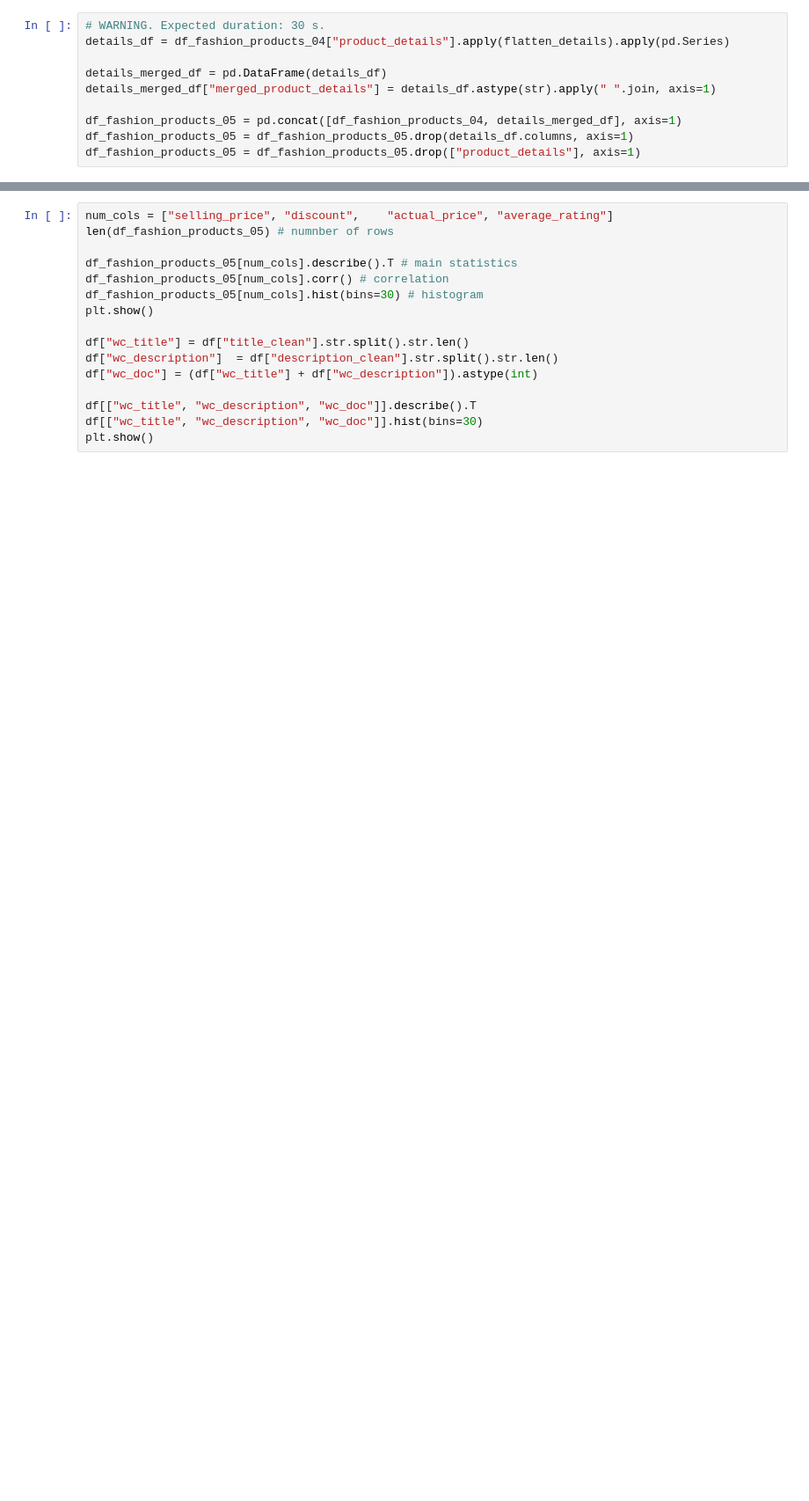
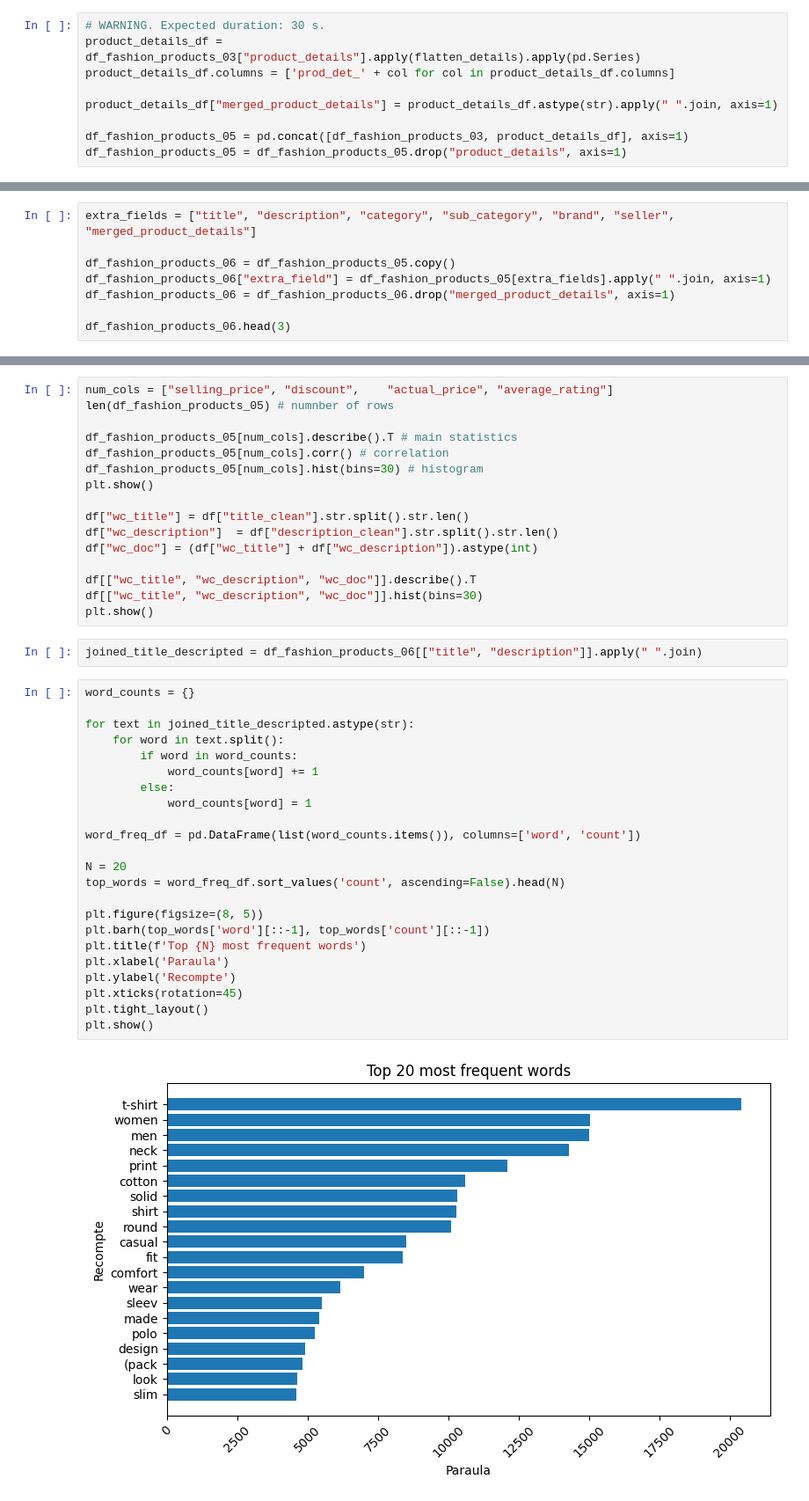
Before and after one commit to u215231/G-007-Information-Retrieval-and-Web-Analytics-Project, a Jupyter notebook: IRWA-2025-part-1/IRWA-2025-solution.ipynb, the cells around one changed output, grey strips where cells are left out. Shown at 88% size. Cells and saved outputs as stored; diff of their text form; blank space fills up the shorter version.

```diff
--- a/IRWA-2025-part-1/IRWA-2025-solution.ipynb
+++ b/IRWA-2025-part-1/IRWA-2025-solution.ipynb
@@ -195,10 +170,9 @@ details_df.head(3)
 # %%
 # WARNING. Expected duration: 30 s.
-details_df = df_fashion_products_04["product_details"].apply(flatten_details).apply(pd.Series)
+product_details_df = df_fashion_products_03["product_details"].apply(flatten_details).apply(pd.Series)
+product_details_df.columns = ['prod_det_' + col for col in product_details_df.columns]
 
-details_merged_df = pd.DataFrame(details_df)
-details_merged_df["merged_product_details"] = details_df.astype(str).apply(" ".join, axis=1)
+product_details_df["merged_product_details"] = product_details_df.astype(str).apply(" ".join, axis=1)
 
-df_fashion_products_05 = pd.concat([df_fashion_products_04, details_merged_df], axis=1)
-df_fashion_products_05 = df_fashion_products_05.drop(details_df.columns, axis=1)
-df_fashion_products_05 = df_fashion_products_05.drop(["product_details"], axis=1)
+df_fashion_products_05 = pd.concat([df_fashion_products_03, product_details_df], axis=1)
+df_fashion_products_05 = df_fashion_products_05.drop("product_details", axis=1)
@@ -225,0 +179,8 @@ display(df_fashion_products_06.head(3))
+# %%
+extra_fields = ["title", "description", "category", "sub_category", "brand", "seller", "merged_product_details"]
+
+df_fashion_products_06 = df_fashion_products_05.copy()
+df_fashion_products_06["extra_field"] = df_fashion_products_05[extra_fields].apply(" ".join, axis=1)
+df_fashion_products_06 = df_fashion_products_06.drop("merged_product_details", axis=1)
+
+df_fashion_products_06.head(3)
@@ -253,3 +232,30 @@ df["wc_doc"] = (df["wc_title"] + df["wc_description"]).astype(int)
 df[["wc_title", "wc_description", "wc_doc"]].describe().T
 df[["wc_title", "wc_description", "wc_doc"]].hist(bins=30)
 plt.show()
+# %%
+joined_title_descripted = df_fashion_products_06[["title", "description"]].apply(" ".join)
+# %%
+word_counts = {}
+
+for text in joined_title_descripted.astype(str):
+    for word in text.split():
+        if word in word_counts:
+            word_counts[word] += 1
+        else:
+            word_counts[word] = 1
+
+word_freq_df = pd.DataFrame(list(word_counts.items()), columns=['word', 'count'])
+
+N = 20
+top_words = word_freq_df.sort_values('count', ascending=False).head(N)
+
+plt.figure(figsize=(8, 5))
+plt.barh(top_words['word'][::-1], top_words['count'][::-1])
+plt.title(f'Top {N} most frequent words')
+plt.xlabel('Paraula')
+plt.ylabel('Recompte')
+plt.xticks(rotation=45)
+plt.tight_layout()
+plt.show()
+# %% [output]
+[figure, added]
```
Also changed, not shown: parts of 22 cells of this notebook.
